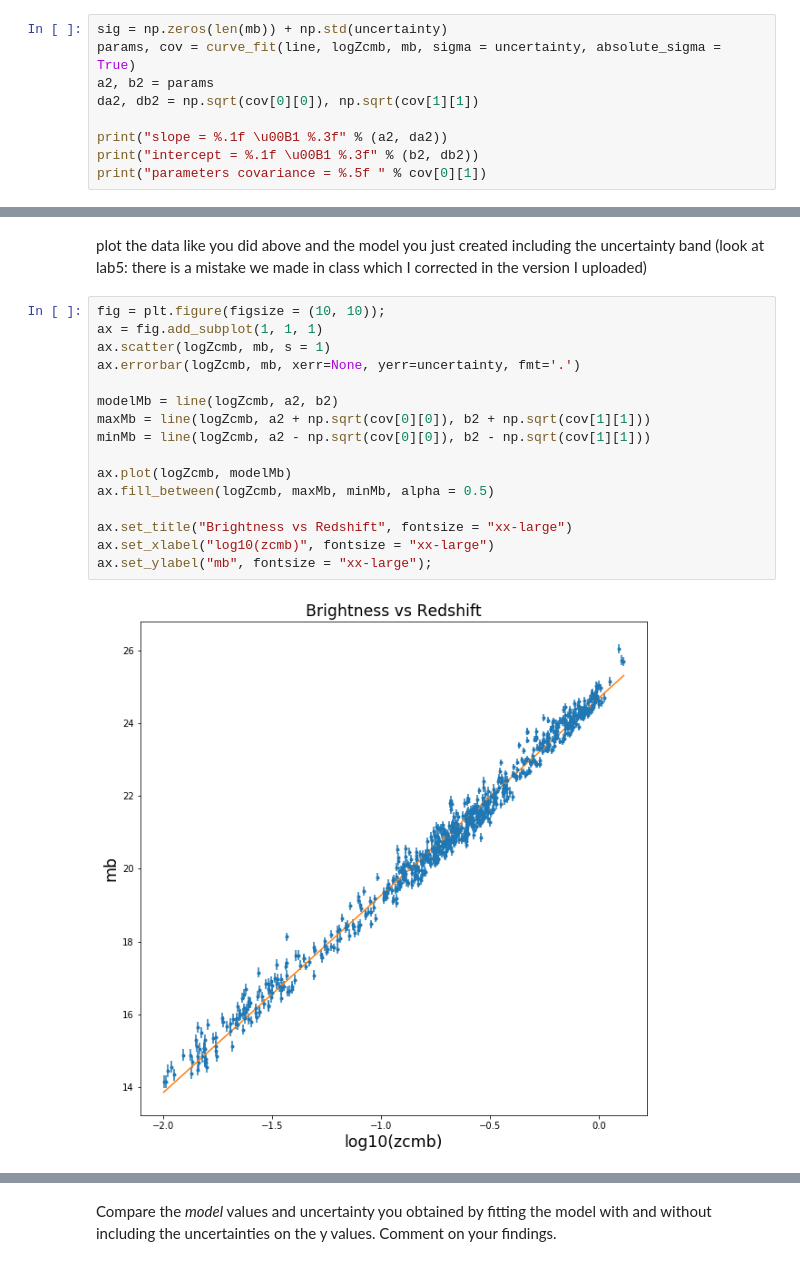
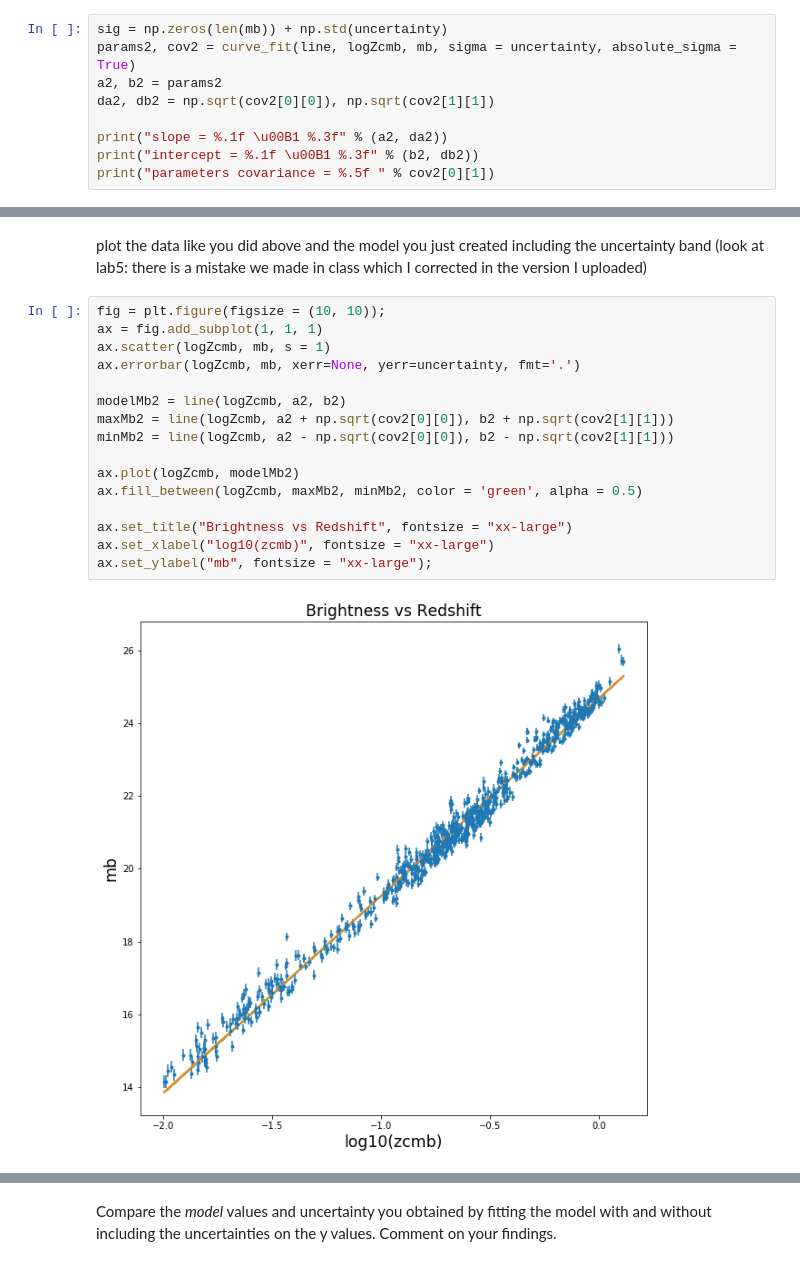
Before and after one commit to DesiPilla/DSPS_dPilla, a Jupyter notebook: HW6/SNdataLineFit.ipynb, the cells around one changed output, grey strips where cells are left out. Drawn from its saved outputs; the diff is of its cells as text.

```diff
--- a/HW6/SNdataLineFit.ipynb
+++ b/HW6/SNdataLineFit.ipynb
@@ -192,13 +192,13 @@ parameters covariance = 0.00035
 **Fitting the data with the uncertainties in the y data...**
 # %%
 sig = np.zeros(len(mb)) + np.std(uncertainty)
-params, cov = curve_fit(line, logZcmb, mb, sigma = uncertainty, absolute_sigma = True)
-a2, b2 = params
-da2, db2 = np.sqrt(cov[0][0]), np.sqrt(cov[1][1])
+params2, cov2 = curve_fit(line, logZcmb, mb, sigma = uncertainty, absolute_sigma = True)
+a2, b2 = params2
+da2, db2 = np.sqrt(cov2[0][0]), np.sqrt(cov2[1][1])
 
 print("slope = %.1f \u00B1 %.3f" % (a2, da2))
 print("intercept = %.1f \u00B1 %.3f" % (b2, db2))
-print("parameters covariance = %.5f " % cov[0][1])
+print("parameters covariance = %.5f " % cov2[0][1])
 # %% [output]
 slope = 5.4 ± 0.009
 intercept = 24.7 ± 0.007
@@ -210,19 +210,19 @@ plot the data like you did above and the model you just created including the un
 # %%
 fig = plt.figure(figsize = (10, 10));
 ax = fig.add_subplot(1, 1, 1)
 ax.scatter(logZcmb, mb, s = 1)
 ax.errorbar(logZcmb, mb, xerr=None, yerr=uncertainty, fmt='.')
 
-modelMb = line(logZcmb, a2, b2)
-maxMb = line(logZcmb, a2 + np.sqrt(cov[0][0]), b2 + np.sqrt(cov[1][1]))
-minMb = line(logZcmb, a2 - np.sqrt(cov[0][0]), b2 - np.sqrt(cov[1][1]))
+modelMb2 = line(logZcmb, a2, b2)
+maxMb2 = line(logZcmb, a2 + np.sqrt(cov2[0][0]), b2 + np.sqrt(cov2[1][1]))
+minMb2 = line(logZcmb, a2 - np.sqrt(cov2[0][0]), b2 - np.sqrt(cov2[1][1]))
 
-ax.plot(logZcmb, modelMb)
-ax.fill_between(logZcmb, maxMb, minMb, alpha = 0.5)
+ax.plot(logZcmb, modelMb2)
+ax.fill_between(logZcmb, maxMb2, minMb2, color = 'green', alpha = 0.5)
 
 ax.set_title("Brightness vs Redshift", fontsize = "xx-large")
 ax.set_xlabel("log10(zcmb)", fontsize = "xx-large")
 ax.set_ylabel("mb", fontsize = "xx-large");
 # %% [output]
-[figure, old version]
+[figure, new version]
 # %% [markdown]
```
Also changed, not shown: parts of 16 cells of this notebook.
